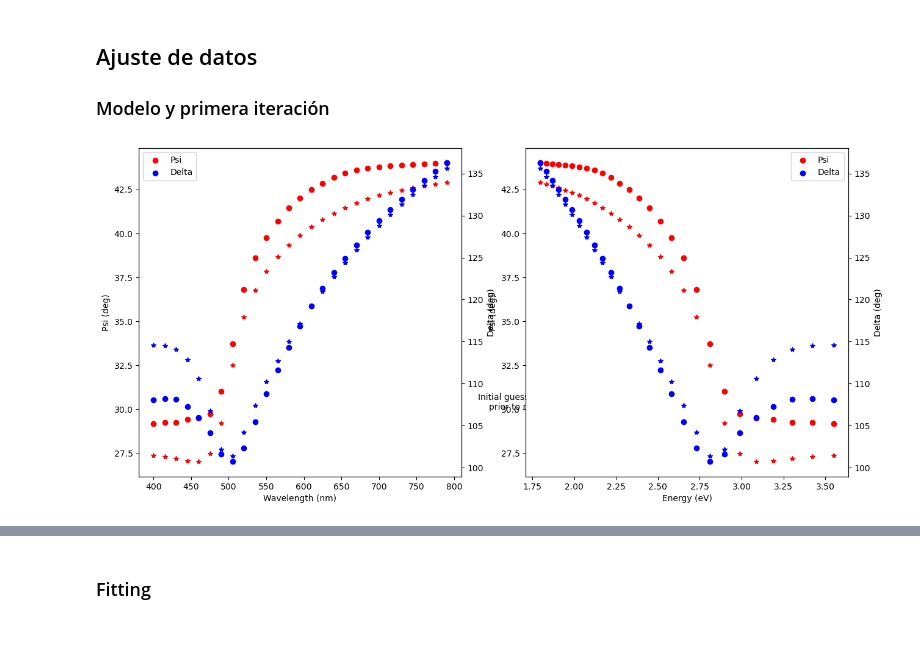
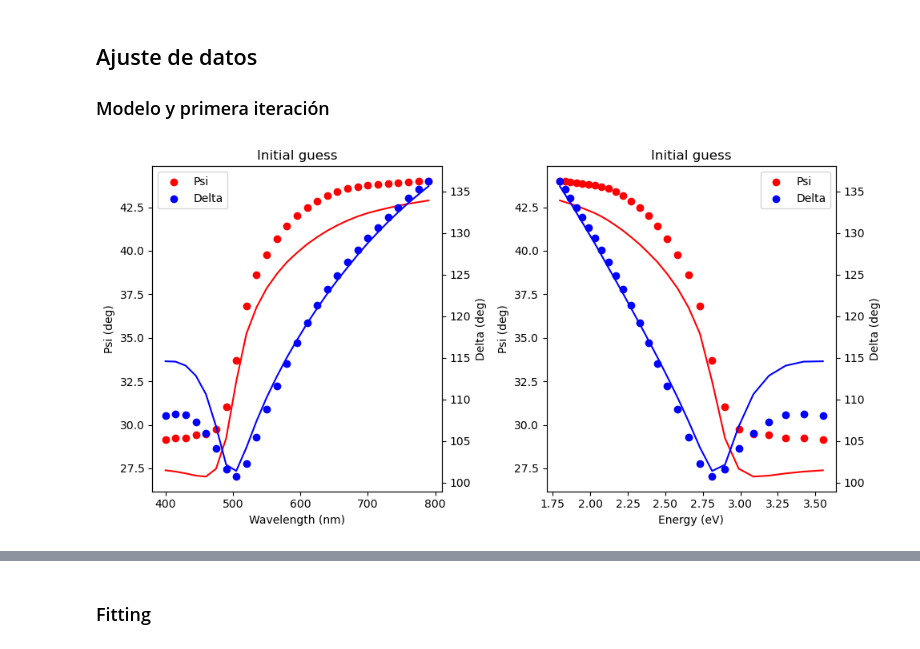
Before and after one commit to jaurrutia/Ellipsometry-UNAM-UDFJC, a Jupyter notebook: refellips-usage/Thick-Fit-CSVdata.ipynb, the cells around one changed output, grey strips where cells are left out. Drawn from its saved outputs; the diff is of its cells as text; code cells hidden in the pictures.

```diff
--- a/refellis-usage/Thick-Fit-CSVdata.ipynb
+++ b/refellips-usage/Thick-Fit-CSVdata.ipynb
@@ -81,41 +89,41 @@ ax.plot(gold._wav, gold._RI, gold._wav, gold._EC)
 # %% [markdown]
 ## Ajuste de datos
 ### Modelo y primera iteración
-# %%
-# Create a figure with 1 rows and 2 columns of subplots
-fig, ax = plt.subplots(1,2,figsize=(15, 7))
-axtlda = ax[0].twinx()
-axteV = ax[1].twinx()
-
-for idx, wav in enumerate(np.unique(data.wavelength)):
-    lda, aoi, d_psi, d_delta = list(data.unique_wavelength_data())[idx]  # Cambie psi y delta poruqe no queda con lo del paper...
-    hw = 1420/lda
-
-    psi, delta = model(np.c_[np.ones_like(aoi) * lda, aoi])
-    ax[0].plot(lda, psi, color="r", marker = "*", markersize = 6)
-    ax[1].plot(hw, psi, color="r",  marker = "*", markersize = 6)
-    axtlda.plot(lda, delta, color="b",  marker = "*", markersize = 6)
-    axteV.plot(hw, delta, color="b", marker = "*", markersize = 6)
-
-    plda = ax[0].scatter(lda, d_psi, color="r", marker = 'o')
-    dlda = axtlda.scatter(lda, d_delta, color="b", marker = 'o')
-    peV = ax[1].scatter(hw, d_psi, color="r", marker = 'o')
-    deV = axteV.scatter(hw, d_delta, color="b", marker = 'o')
-
-ax[0].text(
-    900,
-    30,
-    "Initial guess parameters\nprior to refinement",
-    ha="center",
-    fontsize=10,
-)
-ax[0].legend(handles=[plda, dlda], labels=["Psi", "Delta"])
-ax[1].legend(handles=[peV, deV], labels=["Psi", "Delta"])
-
-ax[0].set(ylabel="Psi (deg)", xlabel="Wavelength (nm)")
-ax[1].set(ylabel="Psi (deg)", xlabel="Energy (eV)")
-axtlda.set(ylabel="Delta (deg)");
-axteV.set(ylabel="Delta (deg)");
-# %% [output]
-[figure, removed]
+# %%
+# Retrive the data from the CSV file
+lda, aoi, d_psi, d_delta = data.data
+
+# Calculate the ellipsometric parameters with the Transfere Matrix Method used in refellips
+# The model is defined above as
+# model = ReflectModelSE(struc)
+psi, delta = model(np.c_[np.ones_like(aoi) * lda, aoi])
+
+hw = 1420/lda  # Photon energy for each wavelength
+# %%
+# Create a figure with 1 rows and 2 columns of subplots
+fig, ax = plt.subplots(1,2,figsize=(10, 5))
+axtlda = ax[0].twinx()
+axteV = ax[1].twinx()
+
+ax[0].plot(lda, psi, ls = '-', color = 'r',)
+ax[1].plot(hw, psi, ls = '-', color = 'r',)
+axtlda.plot(lda, delta, ls = '-', color = 'b',)
+axteV.plot(hw, delta, ls = '-', color = 'b')
+
+plda = ax[0].scatter(lda, d_psi, color="r", marker = 'o')
+dlda = axtlda.scatter(lda, d_delta, color="b", marker = 'o')
+peV = ax[1].scatter(hw, d_psi, color="r", marker = 'o')
+deV = axteV.scatter(hw, d_delta, color="b", marker = 'o')
+
+ax[0].legend(handles=[plda, dlda], labels=["Psi", "Delta"])
+ax[1].legend(handles=[peV, deV], labels=["Psi", "Delta"])
+
+ax[0].set(ylabel="Psi (deg)", xlabel="Wavelength (nm)", title="Initial guess")
+ax[1].set(ylabel="Psi (deg)", xlabel="Energy (eV)", title="Initial guess")
+axtlda.set(ylabel="Delta (deg)");
+axteV.set(ylabel="Delta (deg)");
+
+fig.tight_layout()
+# %% [output]
+[figure, added]
 # %%
```
Also changed, not shown: parts of 11 cells of this notebook, 4 other files.
